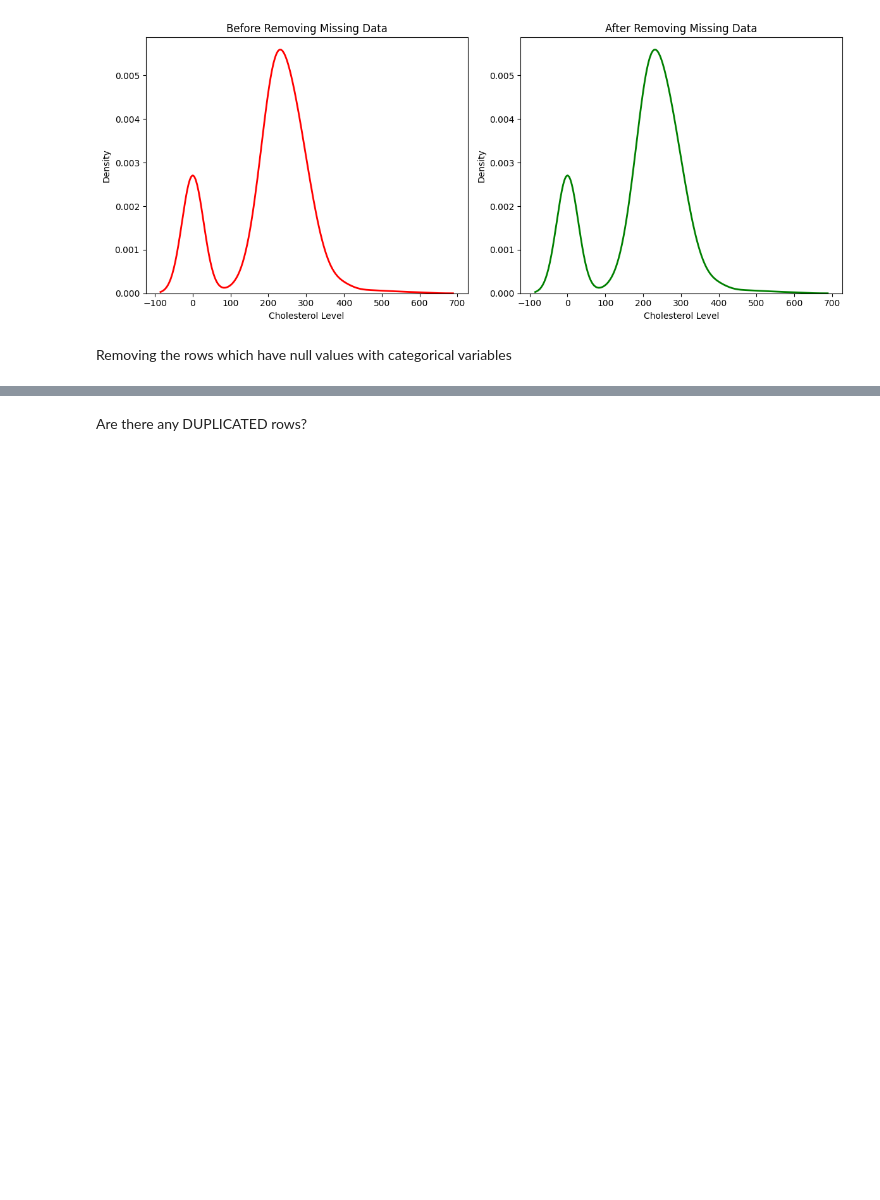
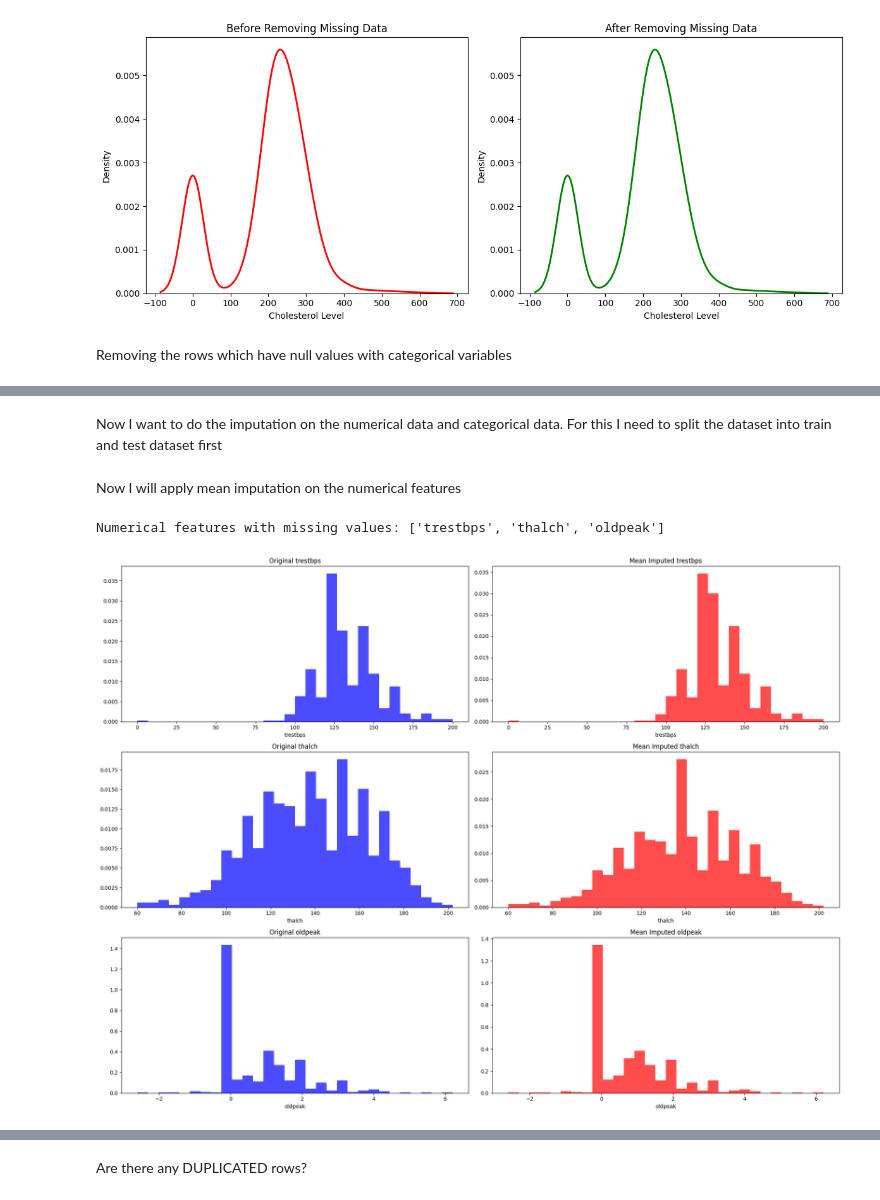
Before and after one commit to lihazinoob/machine_learning, a Jupyter notebook: notebook/heart_disease.ipynb, the cells around one changed output, grey strips where cells are left out. Cells and saved outputs as stored; diff of their text form; code cells hidden in the pictures; blank space fills up the shorter version.

```diff
--- a/notebook/heart_disease.ipynb
+++ b/notebook/heart_disease.ipynb
@@ -140,0 +219,63 @@ dataset.shape
+# %% [markdown]
+Now I want to do the imputation on the numerical data and categorical data. For this I need to split the dataset into train and test dataset first
+# %%
+#Separate the features and target
+target_column = 'num'
+
+X = dataset.drop(columns=[target_column])
+y = dataset[target_column]
+
+
+#Split the dataset into train and test sets
+X_train,X_test,y_train,y_test = train_test_split(
+  X,y,
+  test_size=0.2,
+  random_state=42,
+  stratify=y
+)
+
+# Now I indentify the numerical and categorical features
+numerical_features = ['age', 'trestbps', 'chol', 'thalch', 'oldpeak']
+categorical_features = ['sex', 'cp', 'fbs', 'restecg', 'exang', 'slope']
+target_column = 'num'
+# %% [markdown]
+Now I will apply mean imputation on the numerical features
+# %%
+#Create a imputer instance from the SimpleImputer class
+mean_imputer  = SimpleImputer(strategy='mean')
+X_train_mean = X_train.copy()
+X_test_mean = X_test.copy()
+
+X_train_mean[numerical_features] = mean_imputer.fit_transform(X_train[numerical_features])
+X_test_mean[numerical_features] = mean_imputer.transform(X_test[numerical_features])
+
+
+#Find which numerical features had missing values
+numerical_missings = []
+
+for col in numerical_features:
+  if X_train[col].isnull().sum() > 0:
+    numerical_missings.append(col)
+print(f"Numerical features with missing values: {numerical_missings}")
+
+if numerical_missings:
+  fig, axes = plt.subplots(len(numerical_missings), 2, figsize=(20, 5*len(numerical_missings)))
+
+  if len(numerical_missings) == 1:
+    axes = axes.reshape(1, -1)
+
+  for i,feature in enumerate(numerical_missings):
+    axes[i,0].hist(X_train[feature].dropna(), bins=30, alpha=0.7, color='blue', density=True)
+    axes[i,0].set_title(f'Original {feature}')
+    axes[i,0].set_xlabel(feature)
+
+    # Mean imputation
+    axes[i,1].hist(X_train_mean[feature], bins=30, alpha=0.7, color='red', density=True)
+    axes[i,1].set_title(f'Mean Imputed {feature}')
+    axes[i,1].set_xlabel(feature)
+
+  plt.tight_layout()
+  plt.show()
+# %% [output]
+Numerical features with missing values: ['trestbps', 'thalch', 'oldpeak']
+[figure, added]
```
Also changed, not shown: parts of 22 cells of this notebook.
